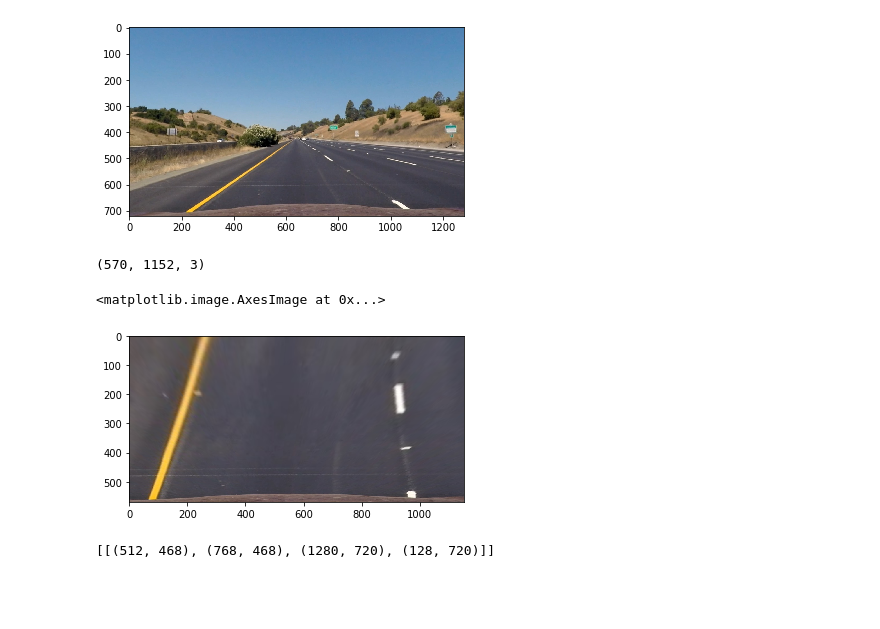
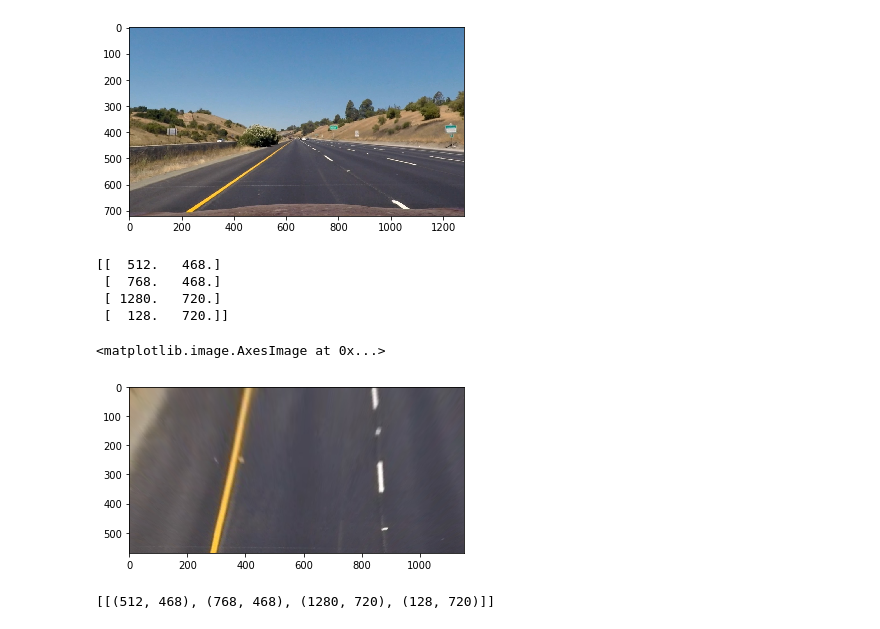
Before and after one commit to imayank/Advanced-Lane-Finding, a Jupyter notebook: PerpectiveTransform.ipynb, the cells around one changed output. Cells and saved outputs as stored; diff of their text form; code cells hidden in the pictures; blank space fills up the shorter version.

```diff
--- a/PerpectiveTransform.ipynb
+++ b/PerpectiveTransform.ipynb
@@ -21,32 +21,34 @@ plt.imshow(undist)
 # %%
 sh = undist.shape
 tl = [sh[1]*0.4,sh[0]*0.65]
 tr = [sh[1]*0.6,sh[0]*0.65]
 bl = [sh[1]*0.1,sh[0]]
 br = [sh[1],sh[0]]
 
 src = np.float32([tl,tr,br,bl])
-
+print(src)
 widthA = np.sqrt(((br[0] - bl[0]) ** 2) + ((br[1] - bl[1]) ** 2))
 widthB = np.sqrt(((tr[0] - tl[0]) ** 2) + ((tr[1] - tl[1]) ** 2))
 heightA = np.sqrt(((tr[0] - br[0]) ** 2) + ((tr[1] - br[1]) ** 2))
 heightB = np.sqrt(((tl[0] - bl[0]) ** 2) + ((tl[1] - bl[1]) ** 2))
 
 maxWidth = max(int(widthA), int(widthB))
 maxHeight = max(int(heightA), int(heightB))
 
-dst = np.float32([[0, 0],[maxWidth - 1, 0],[maxWidth - 1, maxHeight - 1],[0, maxHeight - 1]])
-#dst = np.float32([[sh[1]*0.1, 0],[sh[1]*0.9, 0],[sh[1], sh[0]+0.6*sh[0]],[0, sh[0]+0.6*sh[0]]])
+#dst = np.float32([[0, 0],[maxWidth - 1, 0],[maxWidth - 1, maxHeight - 1],[0, maxHeight - 1]])
+dst = np.float32([[200,0],[1000,100],[1000,680],[200,680]])
 
 M = cv2.getPerspectiveTransform(src,dst)
 img_size = (sh[1],sh[0])
 warped = cv2.warpPerspective(undist,M,(maxWidth,maxHeight),flags=cv2.INTER_LINEAR)
-print(warped.shape)
 plt.imshow(warped)
 # %% [output]
-(570, 1152, 3)
+[[  512.   468.]
+ [  768.   468.]
+ [ 1280.   720.]
+ [  128.   720.]]
 <matplotlib.image.AxesImage at 0x...>
-[figure, old version]
+[figure, new version]
 # %%
 
 cp = np.copy(undist)
```
Also changed, not shown: parts of 1 cell of this notebook, 8 other files.
